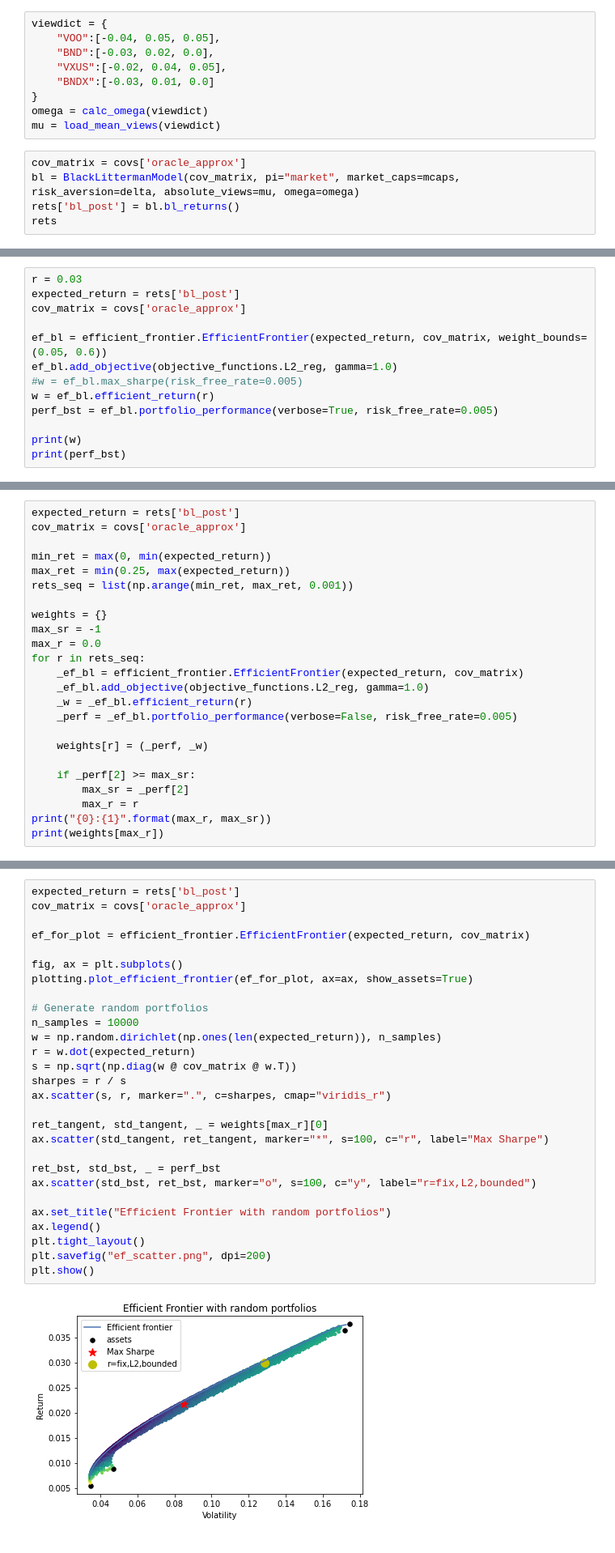
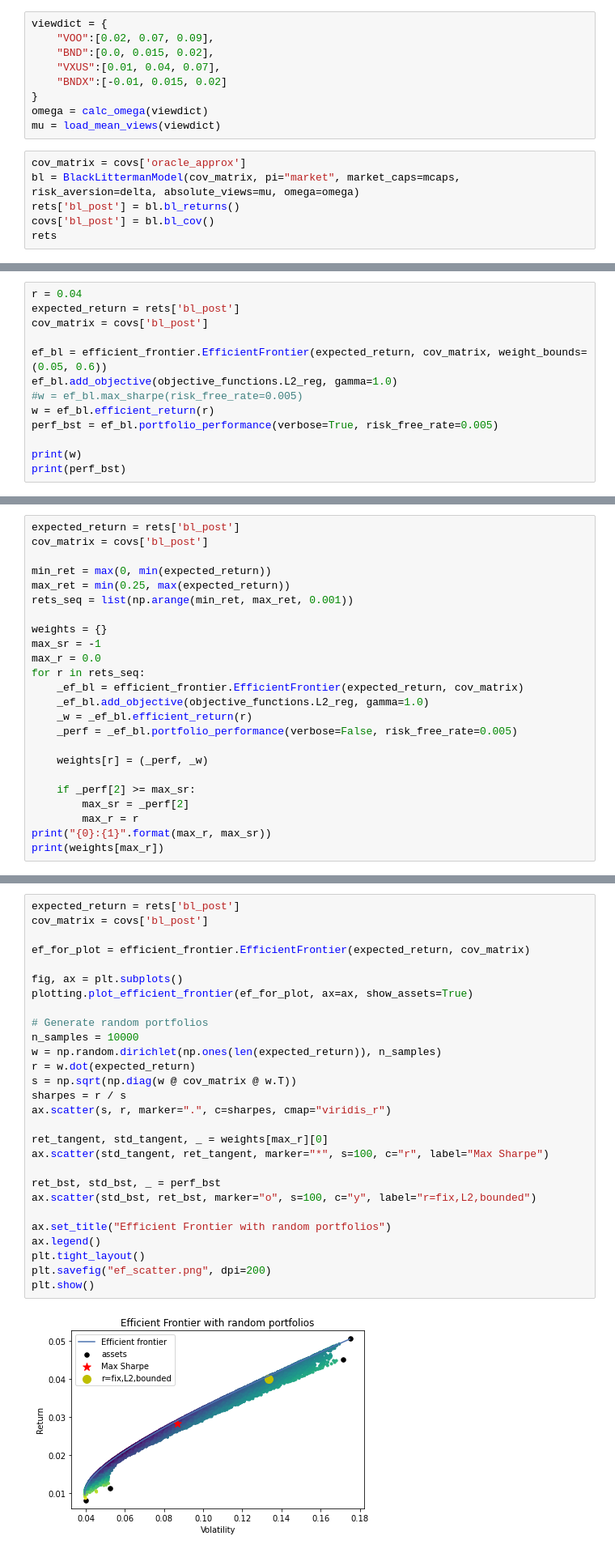
Before and after one commit to koichiroiijima/Optimize_Allocation, a Jupyter notebook: data/opt2.ipynb, the cells around one changed output, grey strips where cells are left out. Shown: that part at 81% size. Saved outputs shown, nothing was run; the diff lists cells and outputs as text.

```diff
--- a/data/opt2.ipynb
+++ b/data/opt2.ipynb
@@ -200,9 +216,9 @@ delta
 # %%
 viewdict = {
-    "VOO":[-0.04, 0.05, 0.05],
-    "BND":[-0.03, 0.02, 0.0],
-    "VXUS":[-0.02, 0.04, 0.05],
-    "BNDX":[-0.03, 0.01, 0.0]
+    "VOO":[0.02, 0.07, 0.09],
+    "BND":[0.0, 0.015, 0.02],
+    "VXUS":[0.01, 0.04, 0.07],
+    "BNDX":[-0.01, 0.015, 0.02]
 }
 omega = calc_omega(viewdict)
 mu = load_mean_views(viewdict)
@@ -210,5 +226,6 @@ mu = load_mean_views(viewdict)
 cov_matrix = covs['oracle_approx']
 bl = BlackLittermanModel(cov_matrix, pi="market", market_caps=mcaps, risk_aversion=delta, absolute_views=mu, omega=omega)
 rets['bl_post'] = bl.bl_returns()
+covs['bl_post'] = bl.bl_cov()
 rets
 # %% [output]
@@ -234,8 +251,8 @@ rets
  dtype: float64}
 # %%
-r = 0.03
+r = 0.04
 expected_return = rets['bl_post']
-cov_matrix = covs['oracle_approx']
+cov_matrix = covs['bl_post']
 
 ef_bl = efficient_frontier.EfficientFrontier(expected_return, cov_matrix, weight_bounds=(0.05, 0.6))
 ef_bl.add_objective(objective_functions.L2_reg, gamma=1.0)
@@ -287,6 +304,6 @@ OrderedDict([('VOO', 0.261161254645068), ('BND', 0.5694782040961412), ('VXUS', 0
 # %%
 expected_return = rets['bl_post']
-cov_matrix = covs['oracle_approx']
+cov_matrix = covs['bl_post']
 
 min_ret = max(0, min(expected_return))
 max_ret = min(0.25, max(expected_return))
@@ -314,33 +331,33 @@ print(weights[max_r])
 # %%
 expected_return = rets['bl_post']
-cov_matrix = covs['oracle_approx']
+cov_matrix = covs['bl_post']
 
 ef_for_plot = efficient_frontier.EfficientFrontier(expected_return, cov_matrix)
 
 fig, ax = plt.subplots()
 plotting.plot_efficient_frontier(ef_for_plot, ax=ax, show_assets=True)
 
 # Generate random portfolios
 n_samples = 10000
 w = np.random.dirichlet(np.ones(len(expected_return)), n_samples)
 r = w.dot(expected_return)
 s = np.sqrt(np.diag(w @ cov_matrix @ w.T))
 sharpes = r / s
 ax.scatter(s, r, marker=".", c=sharpes, cmap="viridis_r")
 
 ret_tangent, std_tangent, _ = weights[max_r][0]
 ax.scatter(std_tangent, ret_tangent, marker="*", s=100, c="r", label="Max Sharpe")
 
 ret_bst, std_bst, _ = perf_bst
 ax.scatter(std_bst, ret_bst, marker="o", s=100, c="y", label="r=fix,L2,bounded")
 
 ax.set_title("Efficient Frontier with random portfolios")
 ax.legend()
 plt.tight_layout()
 plt.savefig("ef_scatter.png", dpi=200)
 plt.show()
 # %% [output]
-[figure, old version]
+[figure, new version]
 # %%
 from sklearn.model_selection import TimeSeriesSplit
 # %%
```
Also changed, not shown: parts of 15 cells of this notebook, 4 other files.
